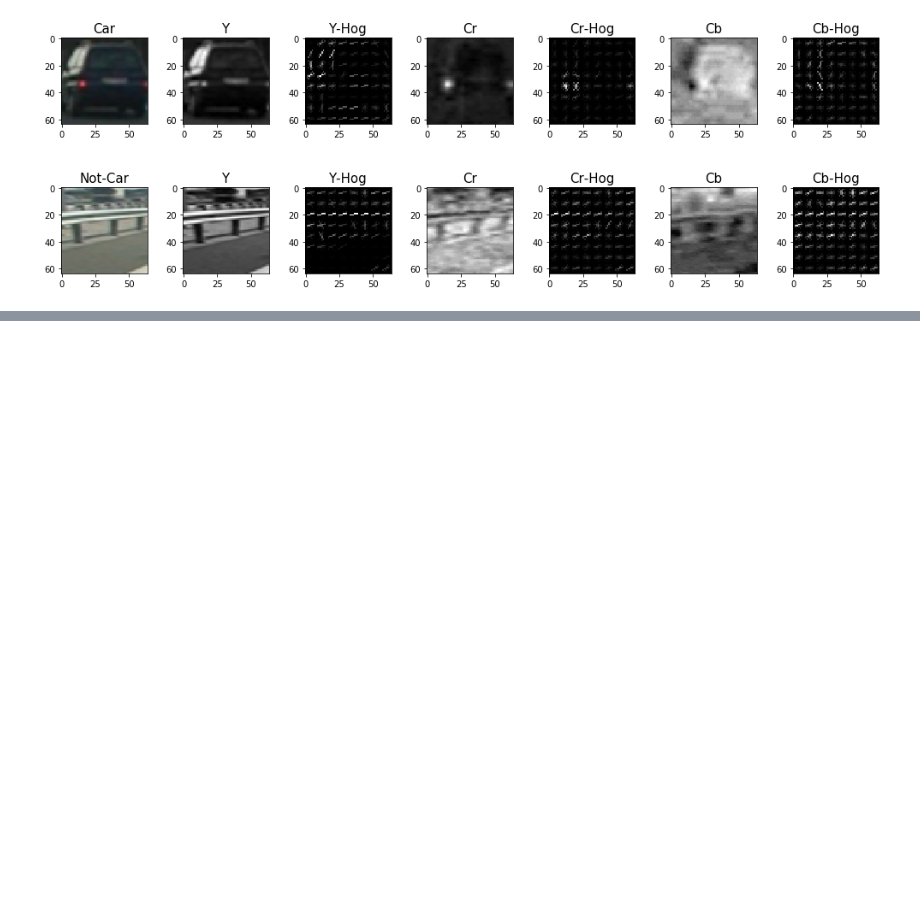
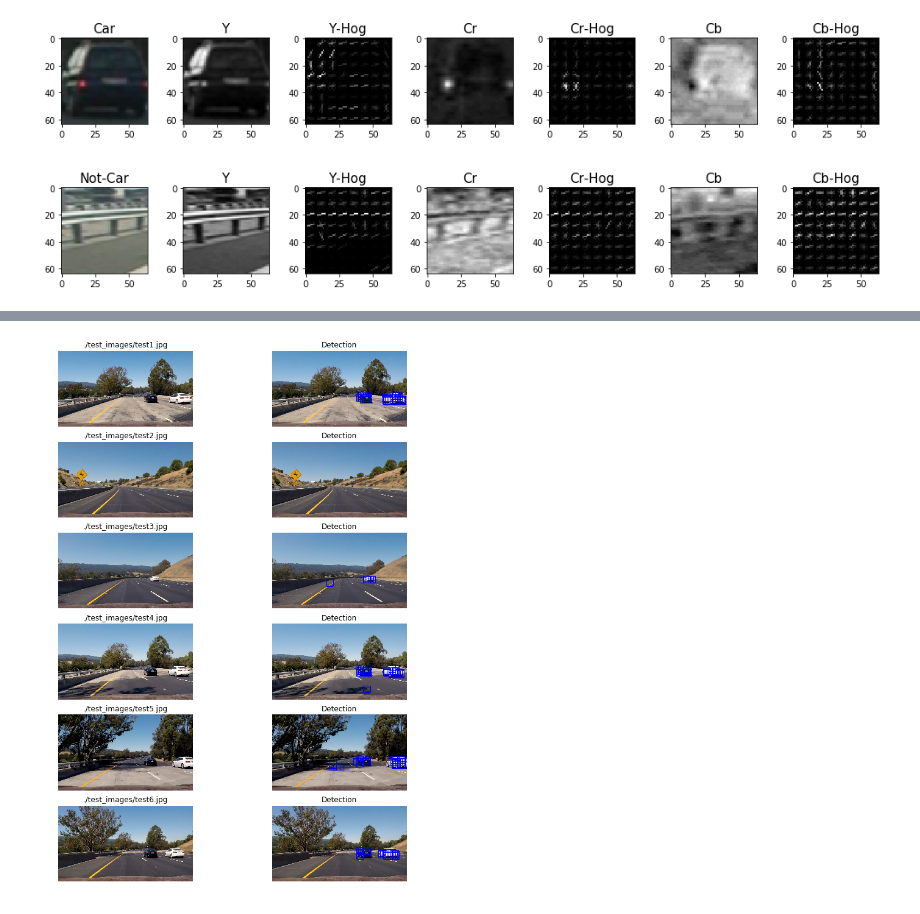
Before and after one commit to hafizur-rahman/CarND-Vehicle-Detection, a Jupyter notebook: VehicleDetection.ipynb, the cells around one changed output, grey strips where cells are left out. Saved outputs shown, nothing was run; the diff lists cells and outputs as text; code cells hidden in the pictures; blank space fills up the shorter version.

Commit message:
Updated pipeline

```diff
--- a/VehicleDetection.ipynb
+++ b/VehicleDetection.ipynb
@@ -323 +153,37 @@ plt.imshow(img)
+# %%
+# Define a function to draw bounding boxes
+def draw_boxes(img, bboxes, color=(0, 0, 255), thick=6):
+    # Make a copy of the image
+    imcopy = np.copy(img)
+    # Iterate through the bounding boxes
+    for bbox in bboxes:
+        # Draw a rectangle given bbox coordinates
+        cv2.rectangle(imcopy, bbox[0], bbox[1], color, thick)
+    # Return the image copy with boxes drawn
+    return imcopy
+
+def demo_find_cars(car_detector):
+    fig, axs = plt.subplots(6, 2, figsize=(12,16))
+    fig.subplots_adjust(hspace =.2, wspace=.1)
+    axs = axs.ravel()
+
+    for i, im in enumerate(test_images):
+        image = read_image(im)
+        bboxes = car_detector.search_cars(image)
+        image_w_box = draw_boxes(image, bboxes)
+
+        axs[i * 2].imshow(image)
+        axs[i * 2].set_title(im)
+        axs[i * 2].axis('off')
+
+        axs[i * 2 + 1].imshow(image_w_box)
+        axs[i * 2 + 1].set_title('Detection')
+        axs[i * 2 + 1].axis('off')
+
+    plt.savefig('./output_images/pipeline.jpg')
+    plt.show()
+
+demo_find_cars(car_detector)
+# %% [output]
+[figure, added]
 # %%
```
Also changed, not shown: parts of 11 cells of this notebook, 6 other files.
